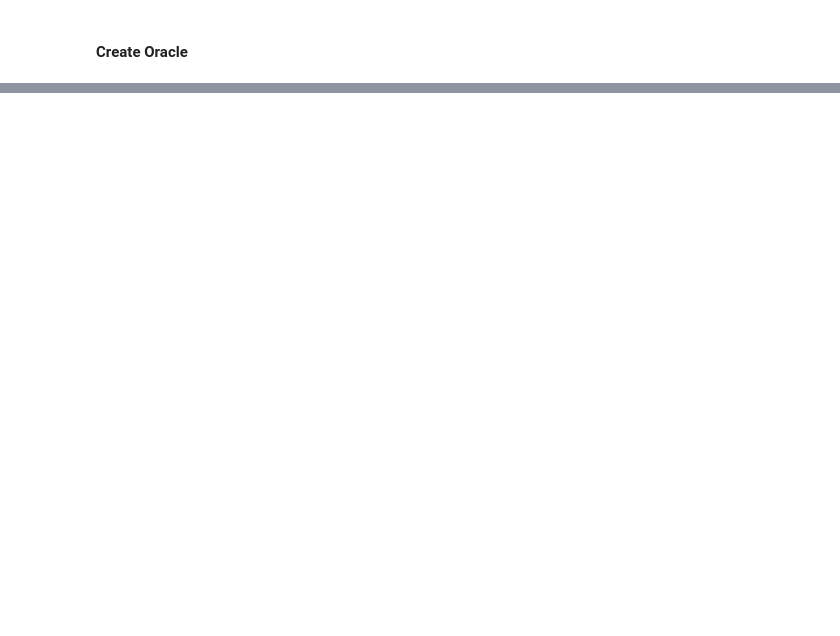
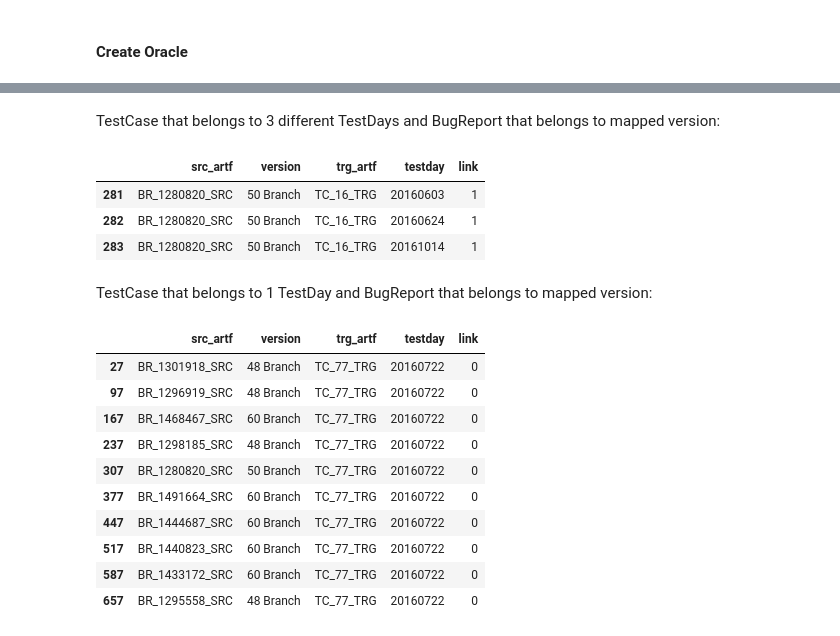
Before and after one commit to Pointpt/trace-link-recovery-study, a Jupyter notebook: scripts/input_proc_fx_v2.ipynb, the cells around one changed output, grey strips where cells are left out. Cells and saved outputs as stored; diff of their text form; code cells hidden in the pictures; blank space fills up the shorter version.

```diff
--- a/scripts/input_proc_fx_v2.ipynb
+++ b/scripts/input_proc_fx_v2.ipynb
@@ -91,0 +154,25 @@ KeyError: 'unspecified'
+# %% [markdown]
+TestCase that belongs to 3 different TestDays and BugReport that belongs to mapped version:
+# %%
+links_df[(links_df.trg_artf == 'TC_16_TRG') & (links_df.src_artf == 'BR_1280820_SRC')]
+# %% [output]
+|  | src_artf | version | trg_artf | testday | link |
+| 281 | BR_1280820_SRC | 50 Branch | TC_16_TRG | 20160603 | 1 |
+| 282 | BR_1280820_SRC | 50 Branch | TC_16_TRG | 20160624 | 1 |
+| 283 | BR_1280820_SRC | 50 Branch | TC_16_TRG | 20161014 | 1 |
+# %% [markdown]
+TestCase that belongs to 1 TestDay and BugReport that belongs to mapped version:
+# %%
+links_df[(links_df.trg_artf == 'TC_77_TRG')]
+# %% [output]
+|  | src_artf | version | trg_artf | testday | link |
+| 27 | BR_1301918_SRC | 48 Branch | TC_77_TRG | 20160722 | 0 |
+| 97 | BR_1296919_SRC | 48 Branch | TC_77_TRG | 20160722 | 0 |
+| 167 | BR_1468467_SRC | 60 Branch | TC_77_TRG | 20160722 | 0 |
+| 237 | BR_1298185_SRC | 48 Branch | TC_77_TRG | 20160722 | 0 |
+| 307 | BR_1280820_SRC | 50 Branch | TC_77_TRG | 20160722 | 0 |
+| 377 | BR_1491664_SRC | 60 Branch | TC_77_TRG | 20160722 | 0 |
+| 447 | BR_1444687_SRC | 60 Branch | TC_77_TRG | 20160722 | 0 |
+| 517 | BR_1440823_SRC | 60 Branch | TC_77_TRG | 20160722 | 0 |
+| 587 | BR_1433172_SRC | 60 Branch | TC_77_TRG | 20160722 | 0 |
+| 657 | BR_1295558_SRC | 48 Branch | TC_77_TRG | 20160722 | 0 |
```
Also changed, not shown: parts of 12 cells of this notebook.
